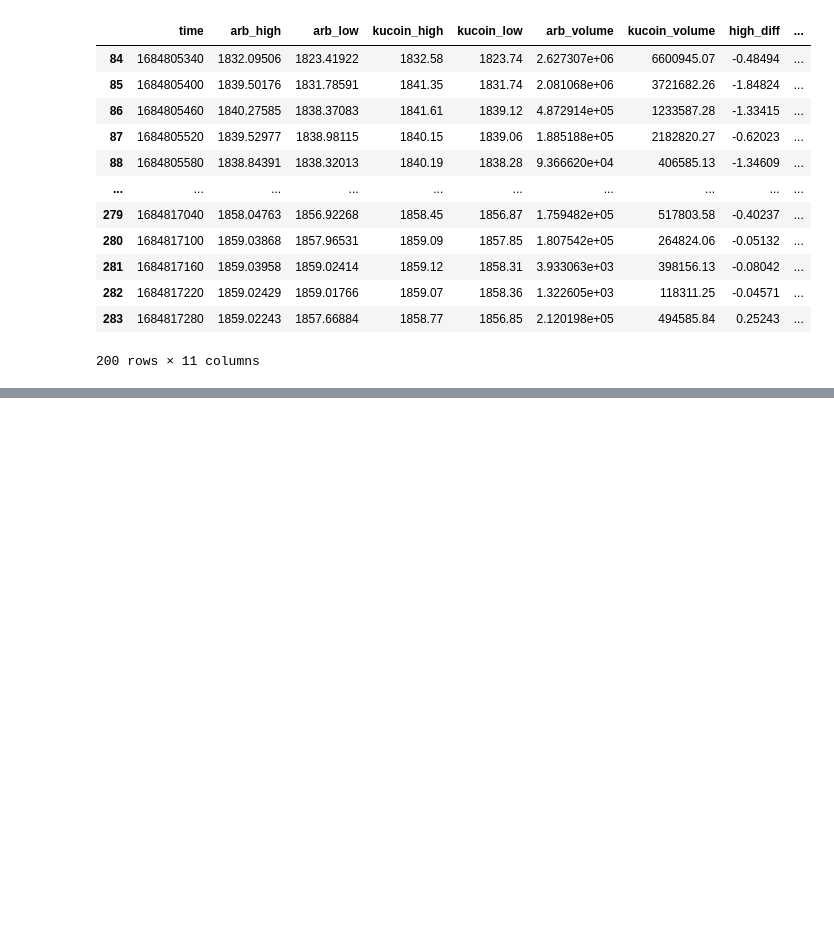
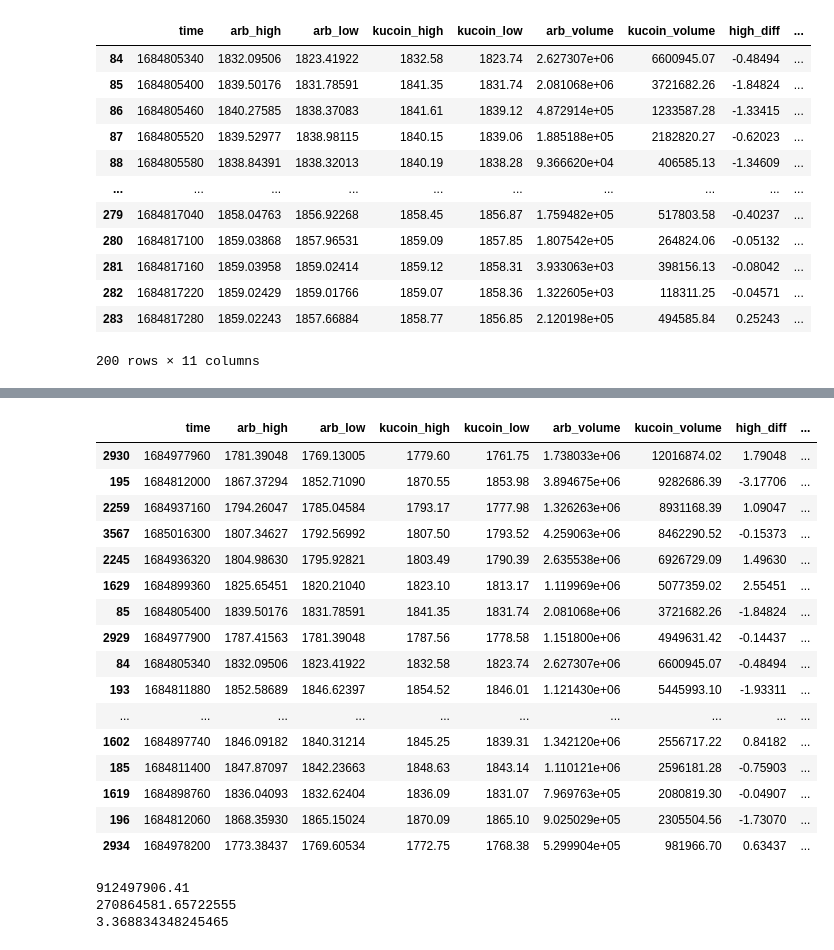
Before and after one commit to zhant09/uniswap-v3-analysis, a Jupyter notebook: notebooks/dex_cex_analysis.ipynb, the cells around one changed output, grey strips where cells are left out. Drawn from its saved outputs; the diff is of its cells as text; code cells hidden in the pictures; blank space fills up the shorter version.

```diff
--- a/src/data_storage/dex_cex_analysis.ipynb
+++ b/notebooks/dex_cex_analysis.ipynb
@@ -515,0 +539,30 @@ kucoin_df[kucoin_df["time"] == 1684805340]
+# %%
+df.sort_values(by=["kucoin_gap"], ascending=False, inplace=True)
+df.head(20)
+# %% [output]
+|  | time | arb_high | arb_low | kucoin_high | kucoin_low | arb_volume | kucoin_volume | high_diff | ... |
+| 2930 | 1684977960 | 1781.39048 | 1769.13005 | 1779.60 | 1761.75 | 1.738033e+06 | 12016874.02 | 1.79048 | ... |
+| 195 | 1684812000 | 1867.37294 | 1852.71090 | 1870.55 | 1853.98 | 3.894675e+06 | 9282686.39 | -3.17706 | ... |
+| 2259 | 1684937160 | 1794.26047 | 1785.04584 | 1793.17 | 1777.98 | 1.326263e+06 | 8931168.39 | 1.09047 | ... |
+| 3567 | 1685016300 | 1807.34627 | 1792.56992 | 1807.50 | 1793.52 | 4.259063e+06 | 8462290.52 | -0.15373 | ... |
+| 2245 | 1684936320 | 1804.98630 | 1795.92821 | 1803.49 | 1790.39 | 2.635538e+06 | 6926729.09 | 1.49630 | ... |
+| 1629 | 1684899360 | 1825.65451 | 1820.21040 | 1823.10 | 1813.17 | 1.119969e+06 | 5077359.02 | 2.55451 | ... |
+| 85 | 1684805400 | 1839.50176 | 1831.78591 | 1841.35 | 1831.74 | 2.081068e+06 | 3721682.26 | -1.84824 | ... |
+| 2929 | 1684977900 | 1787.41563 | 1781.39048 | 1787.56 | 1778.58 | 1.151800e+06 | 4949631.42 | -0.14437 | ... |
+| 84 | 1684805340 | 1832.09506 | 1823.41922 | 1832.58 | 1823.74 | 2.627307e+06 | 6600945.07 | -0.48494 | ... |
+| 193 | 1684811880 | 1852.58689 | 1846.62397 | 1854.52 | 1846.01 | 1.121430e+06 | 5445993.10 | -1.93311 | ... |
+| ... | ... | ... | ... | ... | ... | ... | ... | ... | ... |
+| 1602 | 1684897740 | 1846.09182 | 1840.31214 | 1845.25 | 1839.31 | 1.342120e+06 | 2556717.22 | 0.84182 | ... |
+| 185 | 1684811400 | 1847.87097 | 1842.23663 | 1848.63 | 1843.14 | 1.110121e+06 | 2596181.28 | -0.75903 | ... |
+| 1619 | 1684898760 | 1836.04093 | 1832.62404 | 1836.09 | 1831.07 | 7.969763e+05 | 2080819.30 | -0.04907 | ... |
+| 196 | 1684812060 | 1868.35930 | 1865.15024 | 1870.09 | 1865.10 | 9.025029e+05 | 2305504.56 | -1.73070 | ... |
+| 2934 | 1684978200 | 1773.38437 | 1769.60534 | 1772.75 | 1768.38 | 5.299904e+05 | 981966.70 | 0.63437 | ... |
+# %%
+# compare kucoin volume with arb uniswap volume
+print(df["kucoin_volume"].sum())
+print(df["arb_volume"].sum())
+print(df["kucoin_volume"].sum() / df["arb_volume"].sum())
+# %% [output]
+912497906.41
+270864581.65722555
+3.368834348245465
```
Also changed, not shown: parts of 7 cells of this notebook, 1 other file.
